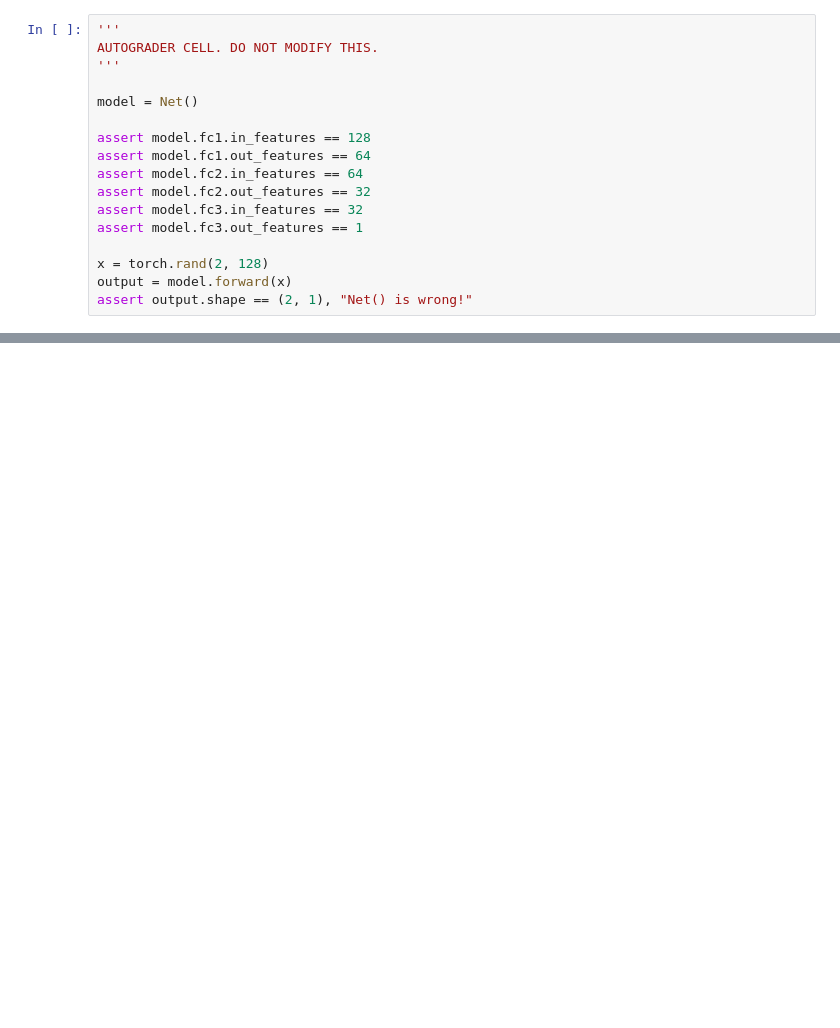
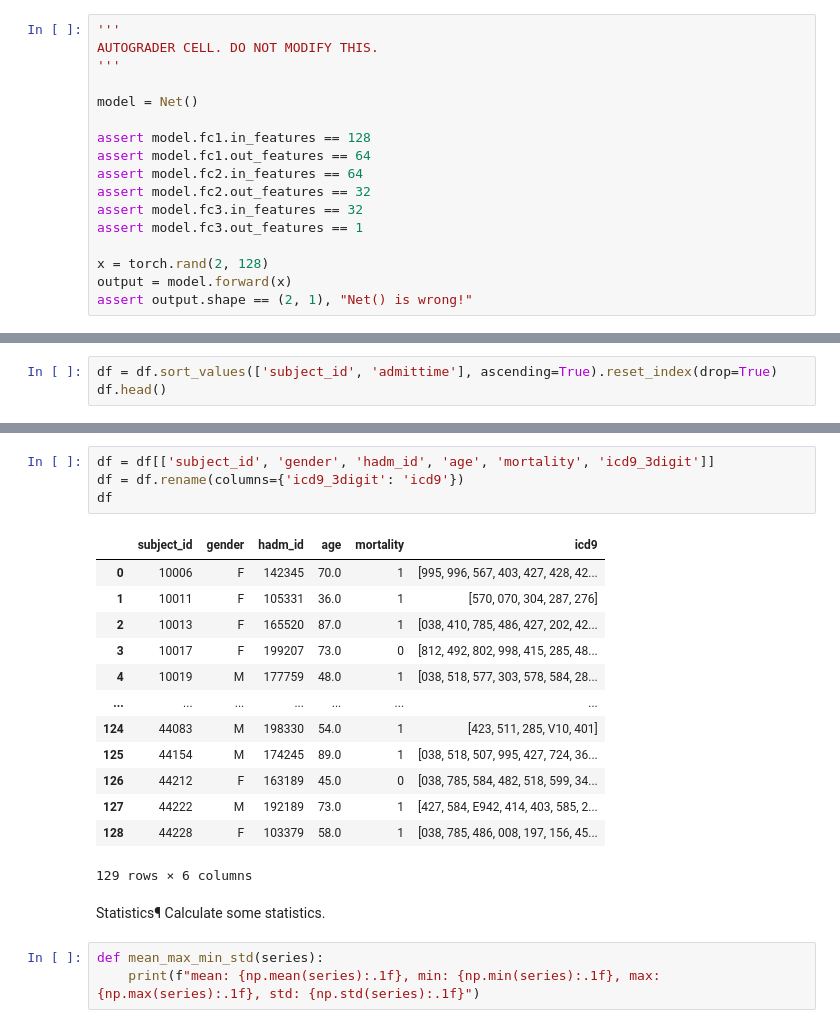
Before and after one commit to niikun/DL_for_health_care, a Jupyter notebook: Lab2.ipynb, the cells around one changed output, grey strips where cells are left out. Drawn from its saved outputs; the diff is of its cells as text; blank space fills up the shorter version.

```diff
--- a/Lab2.ipynb
+++ b/Lab2.ipynb
@@ -202,0 +486,3 @@ assert output.shape == (2, 1), "Net() is wrong!"
+# %%
+df = df.sort_values(['subject_id', 'admittime'], ascending=True).reset_index(drop=True)
+df.head()
@@ -202,0 +496,24 @@ assert output.shape == (2, 1), "Net() is wrong!"
+# %%
+df = df[['subject_id', 'gender', 'hadm_id', 'age', 'mortality', 'icd9_3digit']]
+df = df.rename(columns={'icd9_3digit': 'icd9'})
+df
+# %% [output]
+|  | subject_id | gender | hadm_id | age | mortality | icd9 |
+| 0 | 10006 | F | 142345 | 70.0 | 1 | [995, 996, 567, 403, 427, 428, 42... |
+| 1 | 10011 | F | 105331 | 36.0 | 1 | [570, 070, 304, 287, 276] |
+| 2 | 10013 | F | 165520 | 87.0 | 1 | [038, 410, 785, 486, 427, 202, 42... |
+| 3 | 10017 | F | 199207 | 73.0 | 0 | [812, 492, 802, 998, 415, 285, 48... |
+| 4 | 10019 | M | 177759 | 48.0 | 1 | [038, 518, 577, 303, 578, 584, 28... |
+| ... | ... | ... | ... | ... | ... | ... |
+| 124 | 44083 | M | 198330 | 54.0 | 1 | [423, 511, 285, V10, 401] |
+| 125 | 44154 | M | 174245 | 89.0 | 1 | [038, 518, 507, 995, 427, 724, 36... |
+| 126 | 44212 | F | 163189 | 45.0 | 0 | [038, 785, 584, 482, 518, 599, 34... |
+| 127 | 44222 | M | 192189 | 73.0 | 1 | [427, 584, E942, 414, 403, 585, 2... |
+| 128 | 44228 | F | 103379 | 58.0 | 1 | [038, 785, 486, 008, 197, 156, 45... |
+129 rows × 6 columns
+# %% [markdown]
+Statistics¶
+Calculate some statistics.
+# %%
+def mean_max_min_std(series):
+    print(f"mean: {np.mean(series):.1f}, min: {np.min(series):.1f}, max: {np.max(series):.1f}, std: {np.std(series):.1f}")
```
Also changed, not shown: parts of 68 cells of this notebook.
